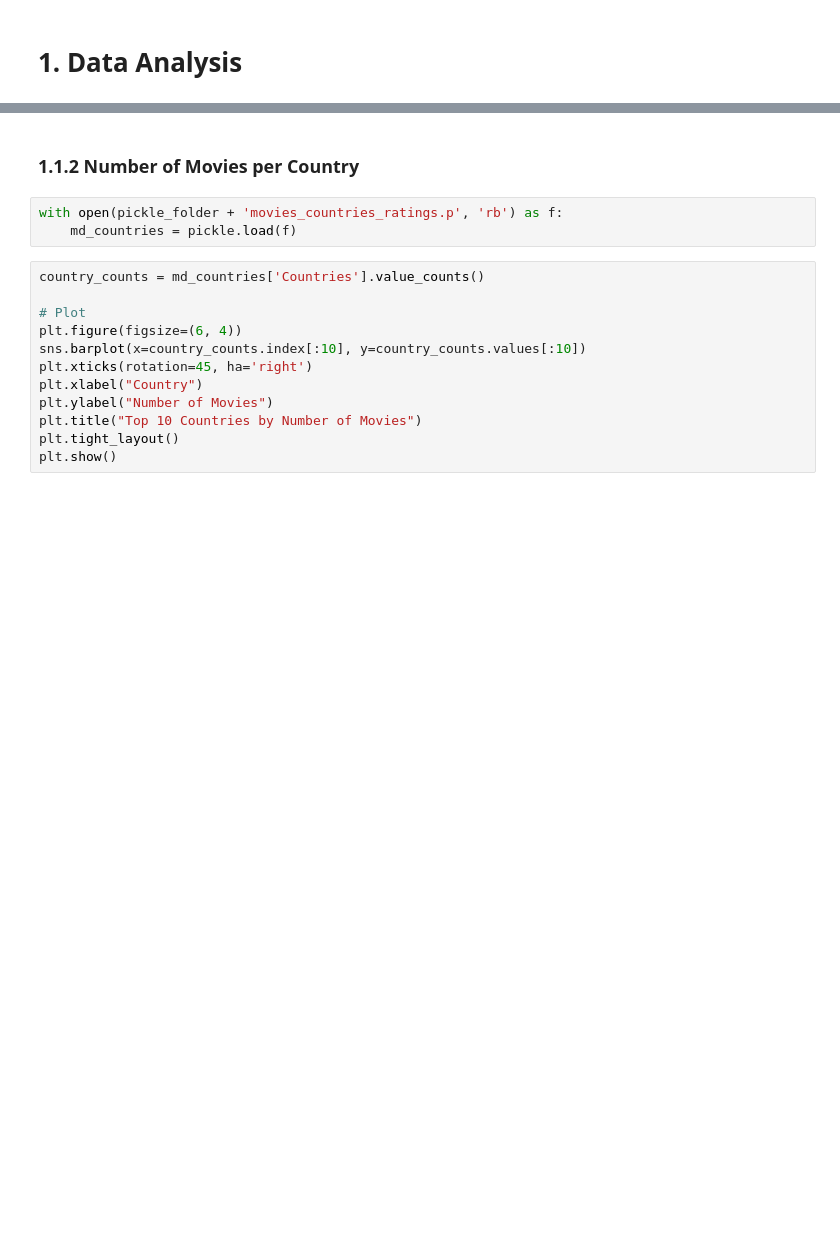
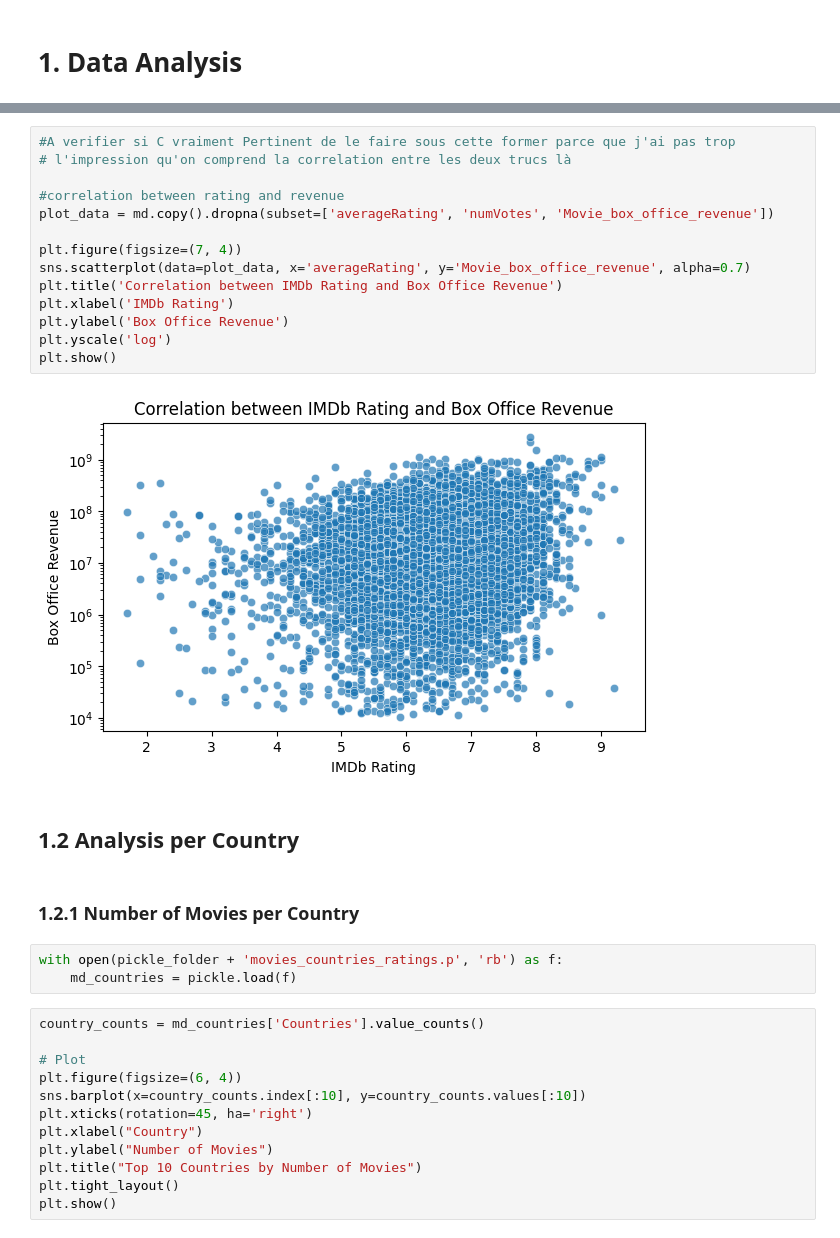
Before and after one commit to epfl-ada/ada-2024-project-melyn, a Jupyter notebook: results.ipynb, the cells around one changed output, grey strips where cells are left out. Cells and saved outputs as stored; diff of their text form; blank space fills up the shorter version.

```diff
--- a/results.ipynb
+++ b/results.ipynb
@@ -90,5 +106,23 @@ plt.show()
+# %%
+#A verifier si C vraiment Pertinent de le faire sous cette former parce que j'ai pas trop
+# l'impression qu'on comprend la correlation entre les deux trucs là
+
+#correlation between rating and revenue
+plot_data = md.copy().dropna(subset=['averageRating', 'numVotes', 'Movie_box_office_revenue'])
+
+plt.figure(figsize=(7, 4))
+sns.scatterplot(data=plot_data, x='averageRating', y='Movie_box_office_revenue', alpha=0.7)
+plt.title('Correlation between IMDb Rating and Box Office Revenue')
+plt.xlabel('IMDb Rating')
+plt.ylabel('Box Office Revenue')
+plt.yscale('log')
+plt.show()
+# %% [output]
+[figure, added]
+# %% [markdown]
+## 1.2 Analysis per Country
 # %% [markdown]
-### 1.1.2 Number of Movies per Country
+### 1.2.1 Number of Movies per Country
 # %%
 with open(pickle_folder + 'movies_countries_ratings.p', 'rb') as f:
     md_countries = pickle.load(f)
```
Also changed, not shown: parts of 38 cells of this notebook, 1 other file.
